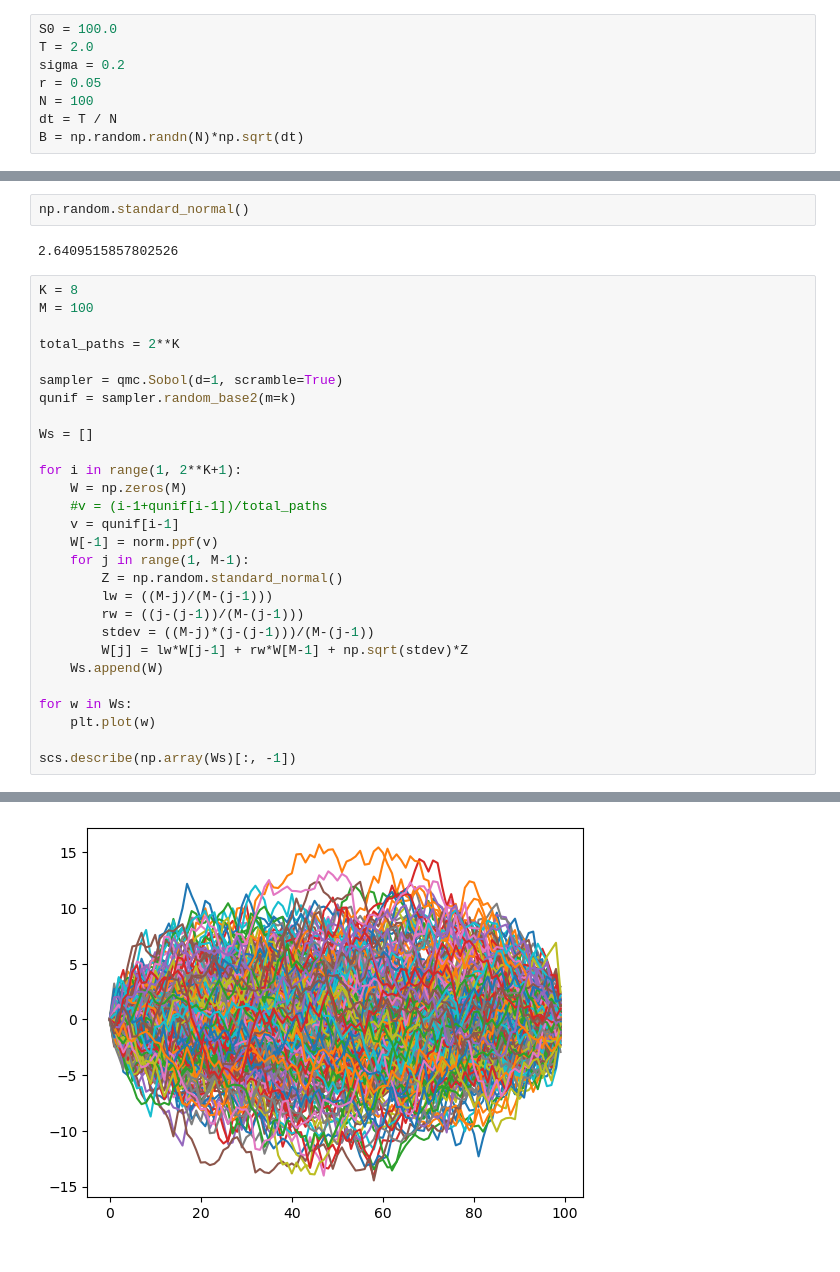
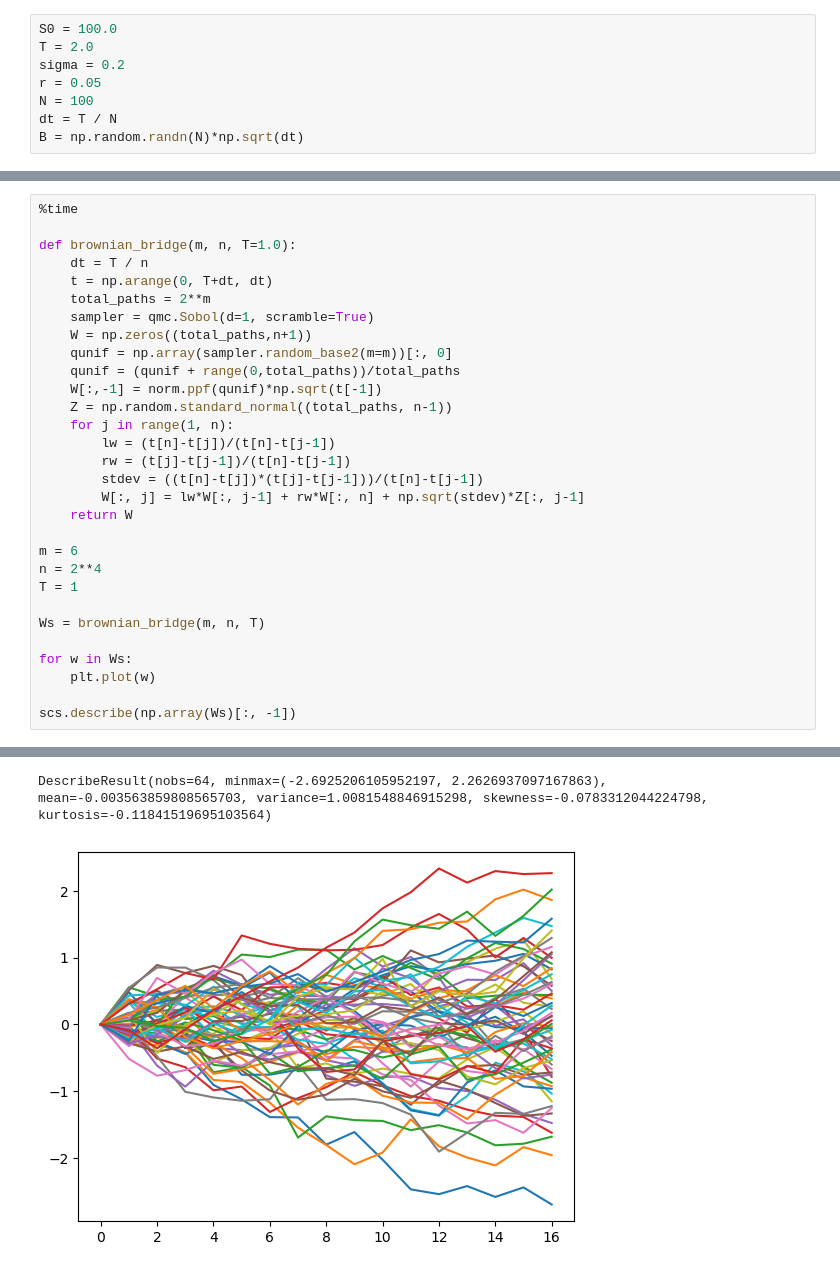
Before and after one commit to fbristotti/cqf, a Jupyter notebook: final/labs.ipynb, the cells around one changed output, grey strips where cells are left out. Cells and saved outputs as stored; diff of their text form.

```diff
--- a/final/labs.ipynb
+++ b/final/labs.ipynb
@@ -70,30 +71,28 @@ plt.hist(ttt);
-# %%
-np.random.standard_normal()
-# %% [output]
-2.6409515857802526
 # %%
-K = 8
-M = 100
+%time
 
-total_paths = 2**K
+def brownian_bridge(m, n, T=1.0):
+    dt = T / n
+    t = np.arange(0, T+dt, dt)
+    total_paths = 2**m
+    sampler = qmc.Sobol(d=1, scramble=True)
+    W = np.zeros((total_paths,n+1))
+    qunif = np.array(sampler.random_base2(m=m))[:, 0]
+    qunif = (qunif + range(0,total_paths))/total_paths
+    W[:,-1] = norm.ppf(qunif)*np.sqrt(t[-1])
+    Z = np.random.standard_normal((total_paths, n-1))
+    for j in range(1, n):
+        lw = (t[n]-t[j])/(t[n]-t[j-1])
+        rw = (t[j]-t[j-1])/(t[n]-t[j-1])
+        stdev = ((t[n]-t[j])*(t[j]-t[j-1]))/(t[n]-t[j-1])
+        W[:, j] = lw*W[:, j-1] + rw*W[:, n] + np.sqrt(stdev)*Z[:, j-1]
+    return W
 
-sampler = qmc.Sobol(d=1, scramble=True)
-qunif = sampler.random_base2(m=k)
+m = 6
+n = 2**4
+T = 1
 
-Ws = []
-
-for i in range(1, 2**K+1):
-    W = np.zeros(M)
-    #v = (i-1+qunif[i-1])/total_paths
-    v = qunif[i-1]
-    W[-1] = norm.ppf(v)
-    for j in range(1, M-1):
-        Z = np.random.standard_normal()
-        lw = ((M-j)/(M-(j-1)))
-        rw = ((j-(j-1))/(M-(j-1)))
-        stdev = ((M-j)*(j-(j-1)))/(M-(j-1))
-        W[j] = lw*W[j-1] + rw*W[M-1] + np.sqrt(stdev)*Z
-    Ws.append(W)
+Ws = brownian_bridge(m, n, T)
 
 for w in Ws:
     plt.plot(w)
@@ -104 +104,2 @@ DescribeResult(nobs=256, minmax=(-2.9263330254007025, 2.9441031676041227), mean=
+DescribeResult(nobs=64, minmax=(-2.6925206105952197, 2.2626937097167863), mean=-0.003563859808565703, variance=1.0081548846915298, skewness=-0.0783312044224798, kurtosis=-0.11841519695103564)
-[figure, old version]
+[figure, new version]
```
Also changed, not shown: parts of 19 cells of this notebook, 1 other file.
